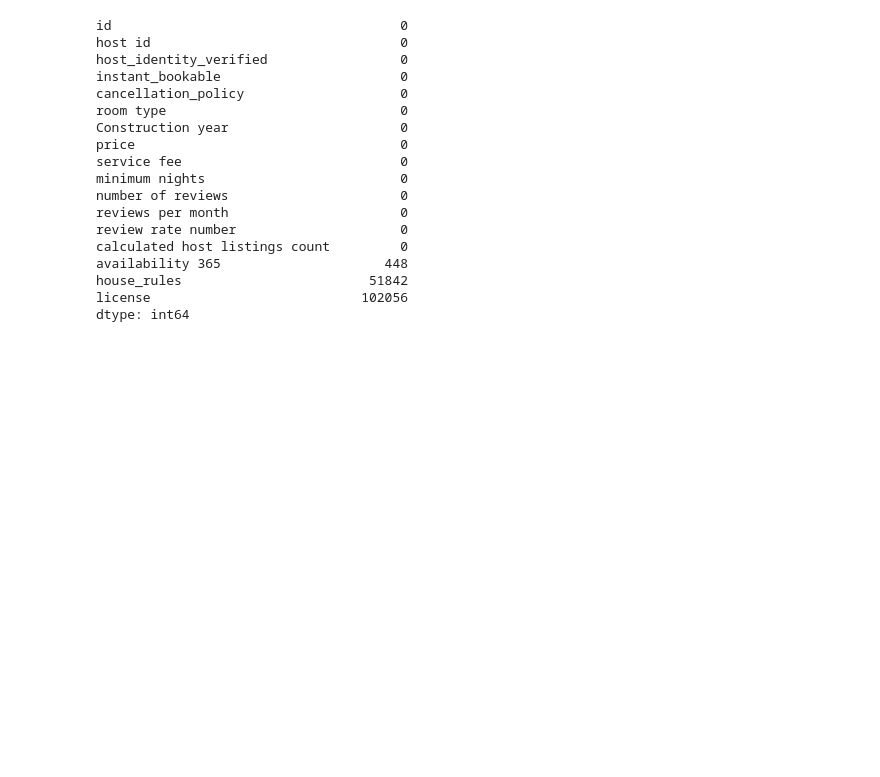
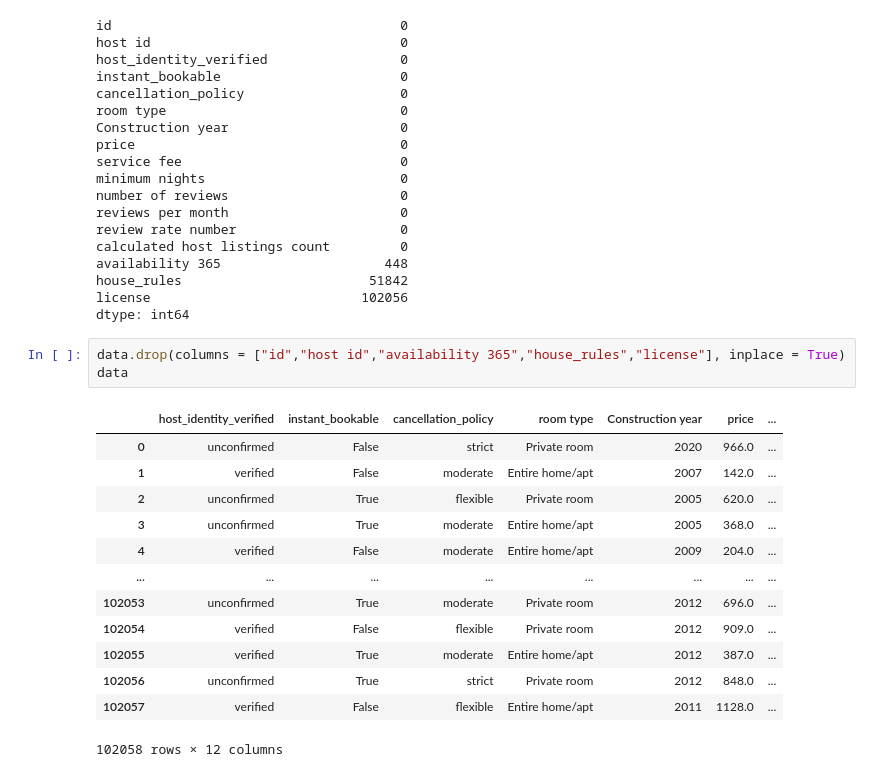
Before and after one commit to abderrahmanboubligha/tp_machine_learning, a Jupyter notebook: TP1_Pretraitement_Airbnb.ipynb, the cells around one changed output. Cells and saved outputs as stored; diff of their text form; blank space fills up the shorter version.

```diff
--- a/TP1_Pretraitement_Airbnb.ipynb
+++ b/TP1_Pretraitement_Airbnb.ipynb
@@ -406,3 +406,20 @@ availability 365                     448
 house_rules                        51842
 license                           102056
 dtype: int64
+# %%
+data.drop(columns = ["id","host id","availability 365","house_rules","license"], inplace = True)
+data
+# %% [output]
+|  | host_identity_verified | instant_bookable | cancellation_policy | room type | Construction year | price | ... |
+| 0 | unconfirmed | False | strict | Private room | 2020 | 966.0 | ... |
+| 1 | verified | False | moderate | Entire home/apt | 2007 | 142.0 | ... |
+| 2 | unconfirmed | True | flexible | Private room | 2005 | 620.0 | ... |
+| 3 | unconfirmed | True | moderate | Entire home/apt | 2005 | 368.0 | ... |
+| 4 | verified | False | moderate | Entire home/apt | 2009 | 204.0 | ... |
+| ... | ... | ... | ... | ... | ... | ... | ... |
+| 102053 | unconfirmed | True | moderate | Private room | 2012 | 696.0 | ... |
+| 102054 | verified | False | flexible | Private room | 2012 | 909.0 | ... |
+| 102055 | verified | True | moderate | Entire home/apt | 2012 | 387.0 | ... |
+| 102056 | unconfirmed | True | strict | Private room | 2012 | 848.0 | ... |
+| 102057 | verified | False | flexible | Entire home/apt | 2011 | 1128.0 | ... |
+102058 rows × 12 columns
```
Also changed, not shown: parts of 1 cell of this notebook.
